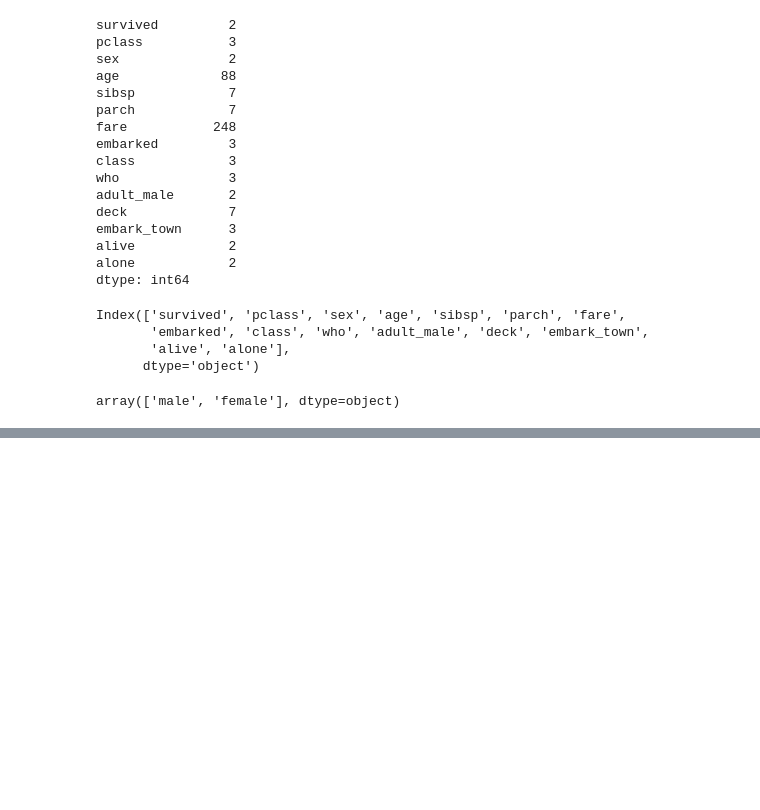
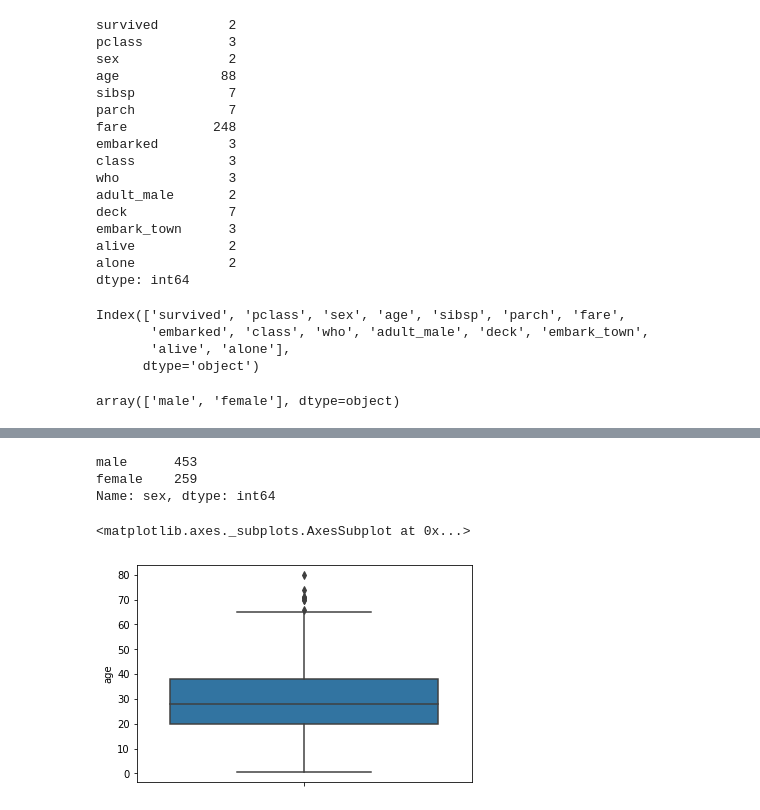
Before and after one commit to iqrarkhan123/datascience, a Jupyter notebook: EDA.ipynb, the cells around one changed output, grey strips where cells are left out. Cells and saved outputs as stored; diff of their text form; code cells hidden in the pictures; blank space fills up the shorter version.

Commit message:
outliers

```diff
--- a/EDA.ipynb
+++ b/EDA.ipynb
@@ -117,0 +142,4 @@ dtype: int64
+# %%
+# remove the column that has more null values
+kashti_clean=kashti.drop(['deck'],axis=1)
+kashti_clean.head()
@@ -117,0 +171,4 @@ dtype: int64
+# %%
+# drop null values
+ks=kashti_clean.dropna()
+ks.shape
@@ -117,0 +195,13 @@ dtype: int64
+# %%
+# to count the values in a column
+ks["sex"].value_counts()
+# %% [output]
+male      453
+female    259
+Name: sex, dtype: int64
+# %%
+# box plot but their is outlier from above 70 we have to remove this
+sns.boxplot(data=ks,y="age")
+# %% [output]
+<matplotlib.axes._subplots.AxesSubplot at 0x...>
+[figure, added]
```
Also changed, not shown: parts of 11 cells of this notebook.
